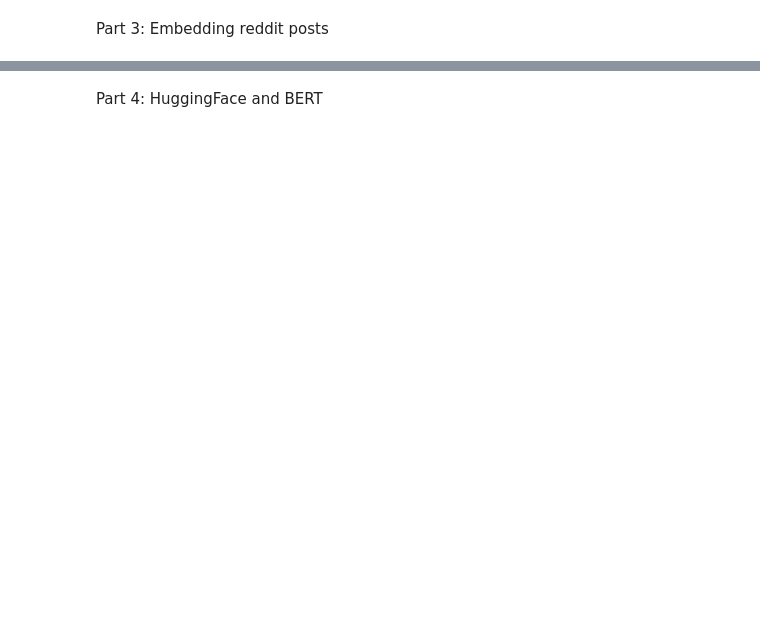
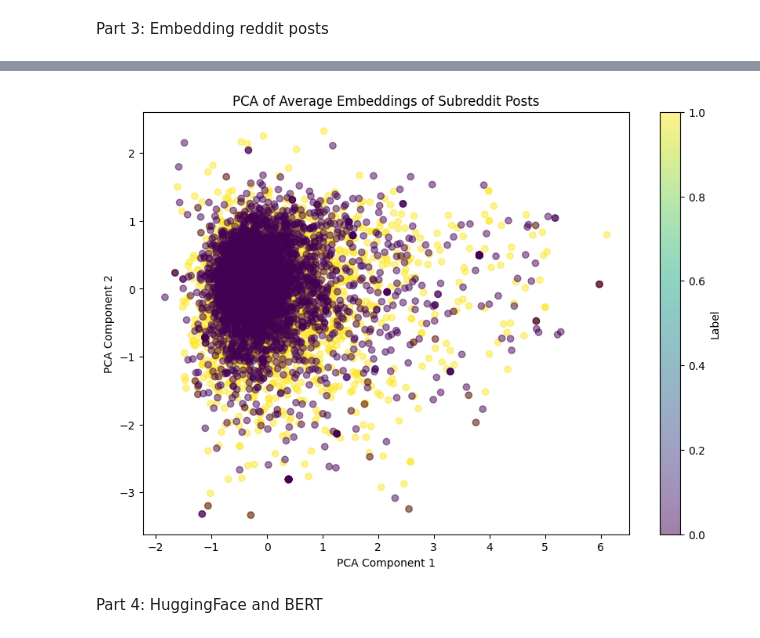
Before and after one commit to On0ne/project3-embeddings, a Jupyter notebook: project-3.ipynb, the cells around one changed output, grey strips where cells are left out. Cells and saved outputs as stored; diff of their text form; code cells hidden in the pictures; blank space fills up the shorter version.

```diff
--- a/project-3.ipynb
+++ b/project-3.ipynb
@@ -177,12 +284,32 @@ plt.show()
 # %%
 
 #use this function to calculate the average embedding of each post in the dataset
 
 #plot the pca of the average embeddings, color by the "label" column
 
 #how is this plot different from the previous one?
 
 #is there clear separation?
+
+data['avg_embedding'] = data['cleaned_text'].apply(lambda x: avg_embedding(x, model))
+
+data = data.dropna(subset=['avg_embedding'])
+
+embeddings = np.array(data['avg_embedding'].tolist())
+labels = data['label'].values
+
+pca = PCA(n_components=2)
+embeddings_pca = pca.fit_transform(embeddings)
+
+plt.figure(figsize=(10, 7))
+scatter = plt.scatter(embeddings_pca[:, 0], embeddings_pca[:, 1], c=labels, cmap='viridis', alpha=0.5)
+plt.colorbar(scatter, label='Label')
+plt.xlabel('PCA Component 1')
+plt.ylabel('PCA Component 2')
+plt.title('PCA of Average Embeddings of Subreddit Posts')
+plt.show()
+# %% [output]
+[figure, added]
 # %% [markdown]
 Part 4: HuggingFace and BERT
 # %%
```
Also changed, not shown: parts of 21 cells of this notebook.
